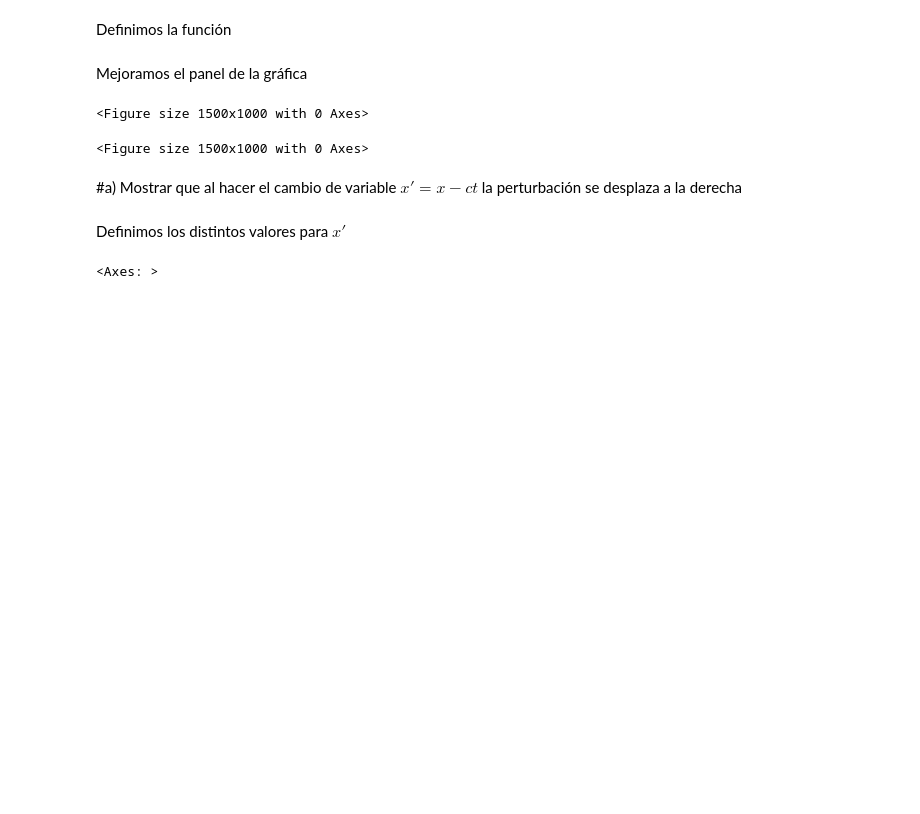
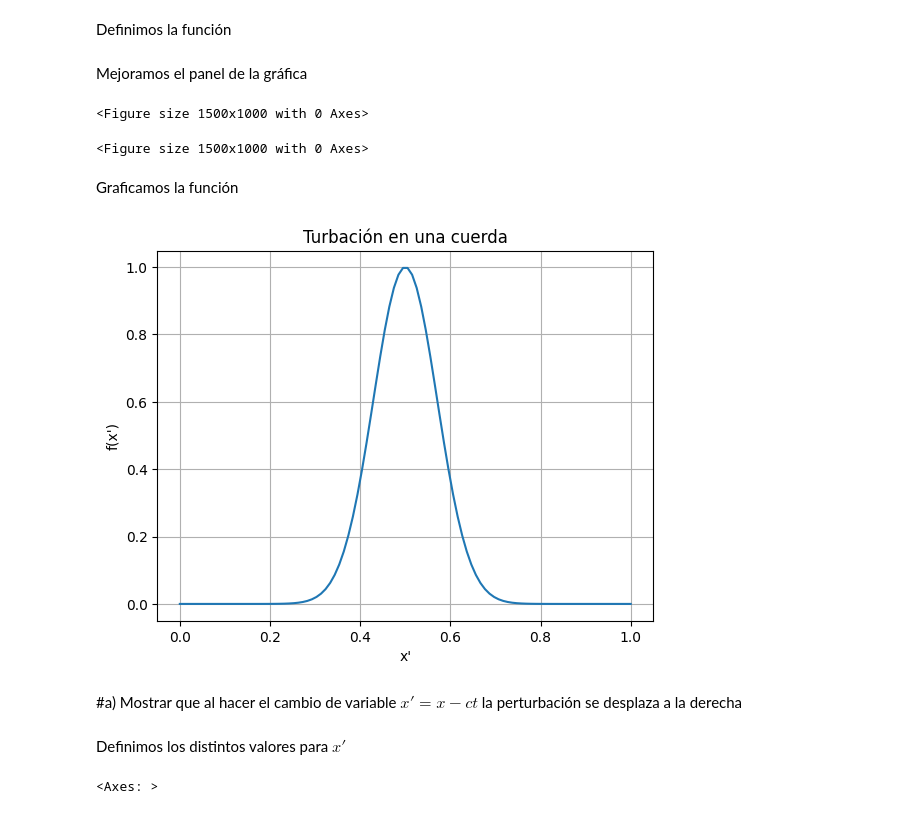
Before and after one commit to ALDO12062004/EDP1, a Jupyter notebook: Ondas_viajeras.ipynb, the cells around one changed output. Saved outputs shown, nothing was run; the diff lists cells and outputs as text; code cells hidden in the pictures; blank space fills up the shorter version.

```diff
--- a/Ondas_viajeras.ipynb
+++ b/Ondas_viajeras.ipynb
@@ -27,6 +27,26 @@ plt.figure(figsize=(15, 10))
 # %% [output]
 <Figure size 1500x1000 with 0 Axes>
 <Figure size 1500x1000 with 0 Axes>
+# %% [markdown]
+Graficamos la función
+# %%
+import numpy as np
+import matplotlib.pyplot as plt
+
+def f(x_prime):
+  return np.exp(-(x_prime - 0.5)**2 / 0.01)
+
+x_prime = np.linspace(0, 1, 100)
+y = f(x_prime)
+
+plt.plot(x_prime, y)
+plt.title("Turbación en una cuerda")
+plt.xlabel("x'")
+plt.ylabel("f(x')")
+plt.grid(True)
+plt.show()
+# %% [output]
+[figure, added]
 # %% [markdown]
 #a) Mostrar que al hacer el cambio de variable $x'=x-ct$ la perturbación se desplaza a la derecha
 # %% [markdown]
```
